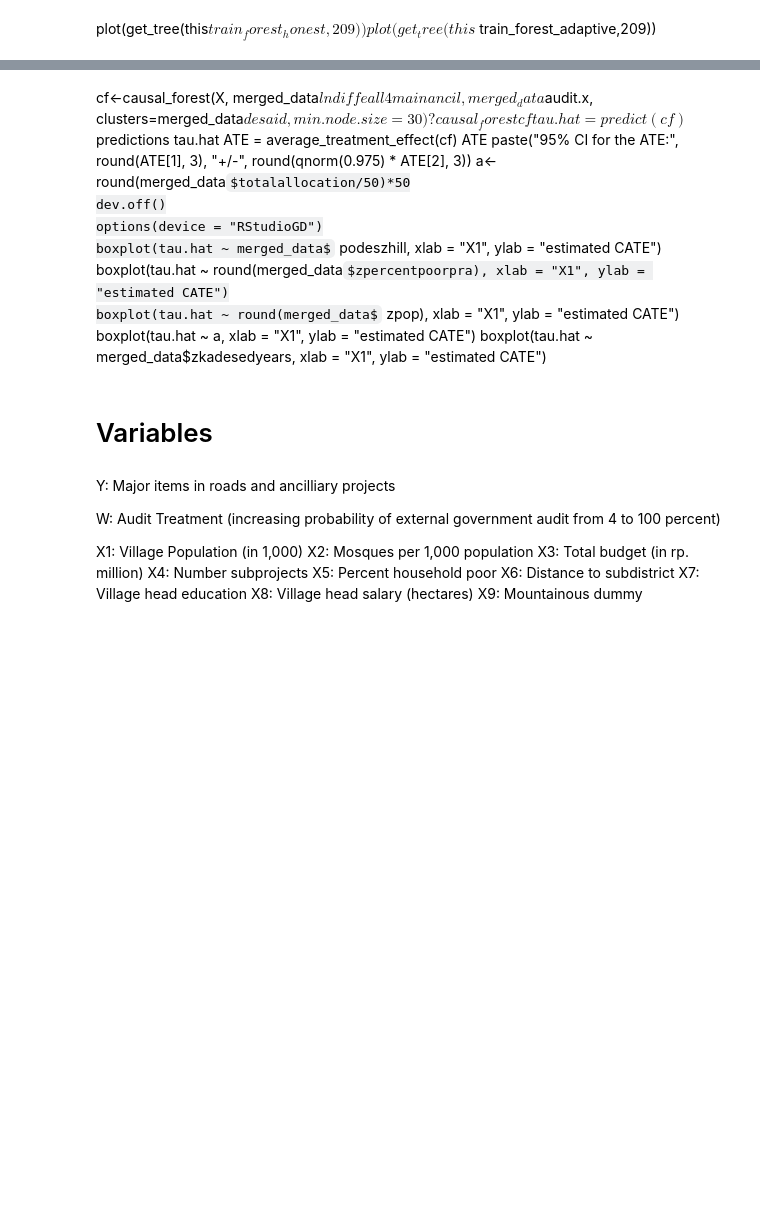
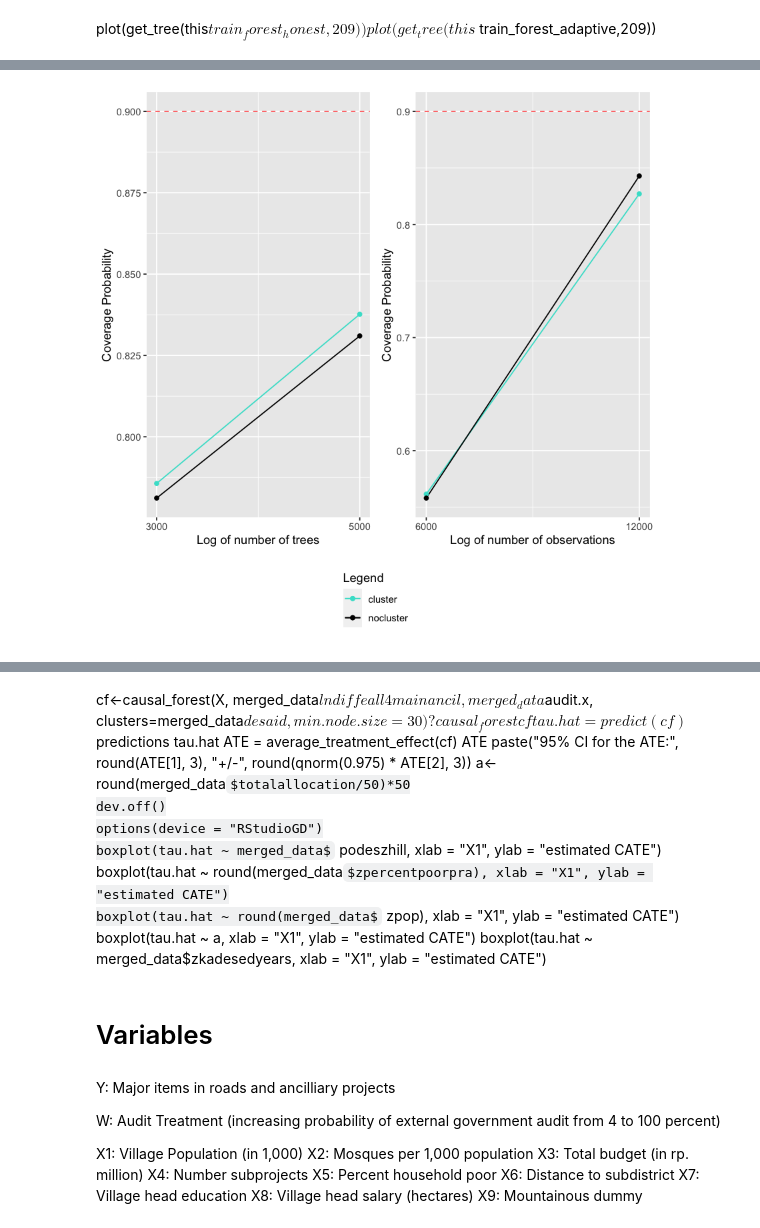
Before and after one commit to gerwinkiessling/CompStat, a Jupyter notebook: Project_Corruption.ipynb, the cells around one changed output, grey strips where cells are left out. Cells and saved outputs as stored; diff of their text form; code cells hidden in the pictures; some formulas as TeX source; blank space fills up the shorter version.

```diff
--- a/Project_Corruption.ipynb
+++ b/Project_Corruption.ipynb
@@ -661,5 +859,5 @@ MSE_function(n_test=600, n_train=900, n.trees=100, model_true='medium')[c("Cover
 # %%
-plot_coverage_function<-function(trees, observations){
+plot_coverage_function<-function(n_test, trees, observations){
 dataf<-data.frame(
 num_trees=NA,
 cluster=NA,
@@ -667,8 +865,8 @@ nocluster=NA)
 #coverage_prob<-list()
 for (i in index(trees)){
     element<-trees[i]
-    coverage<-MSE_function(n_test=900, n_train=900, n.trees=element,
-                           model_true='medium')[c("Coverage Probability Honest, Cluster-Robust CF",
+    coverage<-MSE_function(n_test=n_test, n_train=12000, n.trees=element,
+                           model_true='simple', N_clusters=150)[c("Coverage Probability Honest, Cluster-Robust CF",
                                                   "Coverage Probability Honest, not Cluster-Robust CF")]
     #coverage_prob[[i]]<-rbind(element, "cluster"=coverage[1],"nocluster"=coverage[2])
     #dataf <- do.call("cbind", data.frame(coverage_prob))
@@ -704,7 +902,7 @@ nocluster=NA)
 #coverage_prob<-list()
 for (i in index(observations)){
     element<-observations[i]
-    coverage<-MSE_function(n_test=900, n_train=element, n.trees=400, model_true='simple')[c("Coverage Probability Honest, Cluster-Robust CF",
+    coverage<-MSE_function(n_test=n_test, n_train=element, n.trees=4000, model_true='simple', N_clusters=150)[c("Coverage Probability Honest, Cluster-Robust CF",
                                                   "Coverage Probability Honest, not Cluster-Robust CF")]
     #coverage_prob[[i]]<-rbind(element, "cluster"=coverage[1],"nocluster"=coverage[2])
     #dataf <- do.call("cbind", data.frame(coverage_prob))
@@ -816,0 +933,4 @@ Warning message:
+# %%
+plot_coverage_function(n_test=12000, trees=c(10, 20, 50, 100, 5000, 3000, 5000), observations=c(600, 1200, 3000, 6000, 12000))
+# %% [output]
+[figure, added]
```
Also changed, not shown: parts of 97 cells of this notebook.
